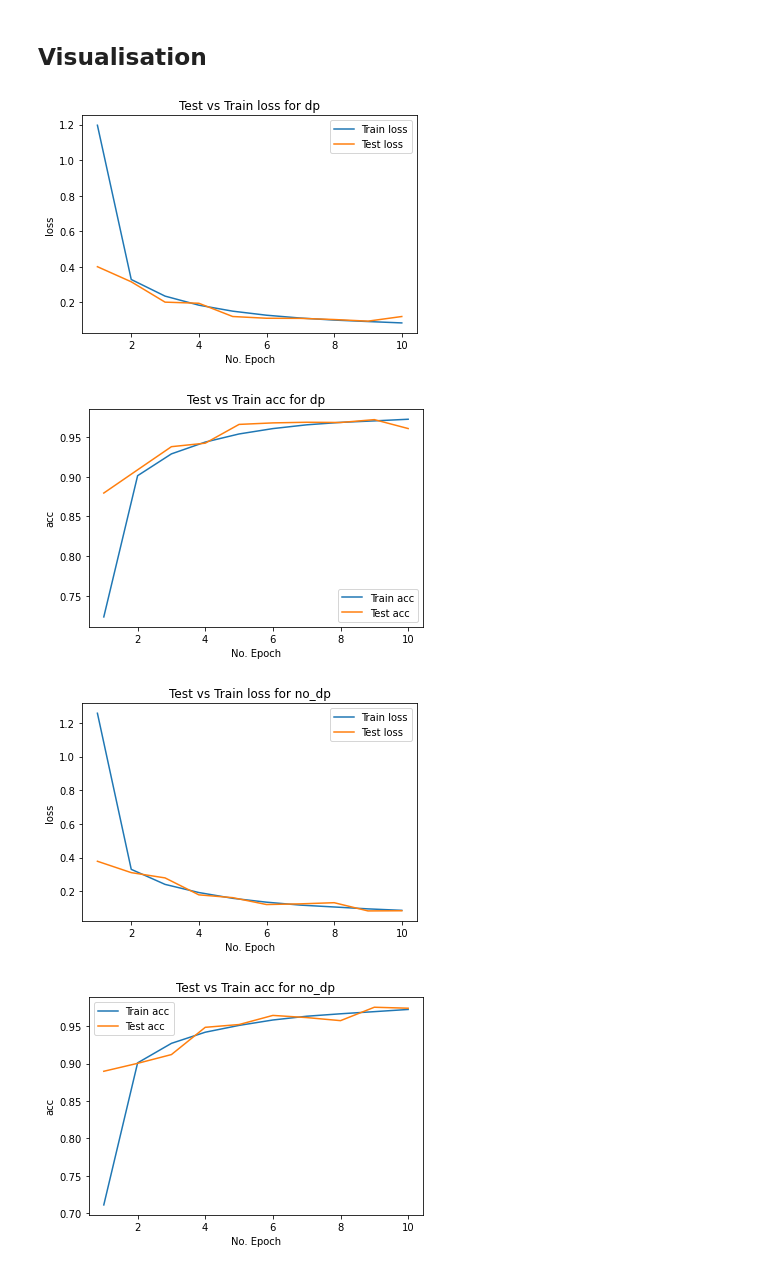
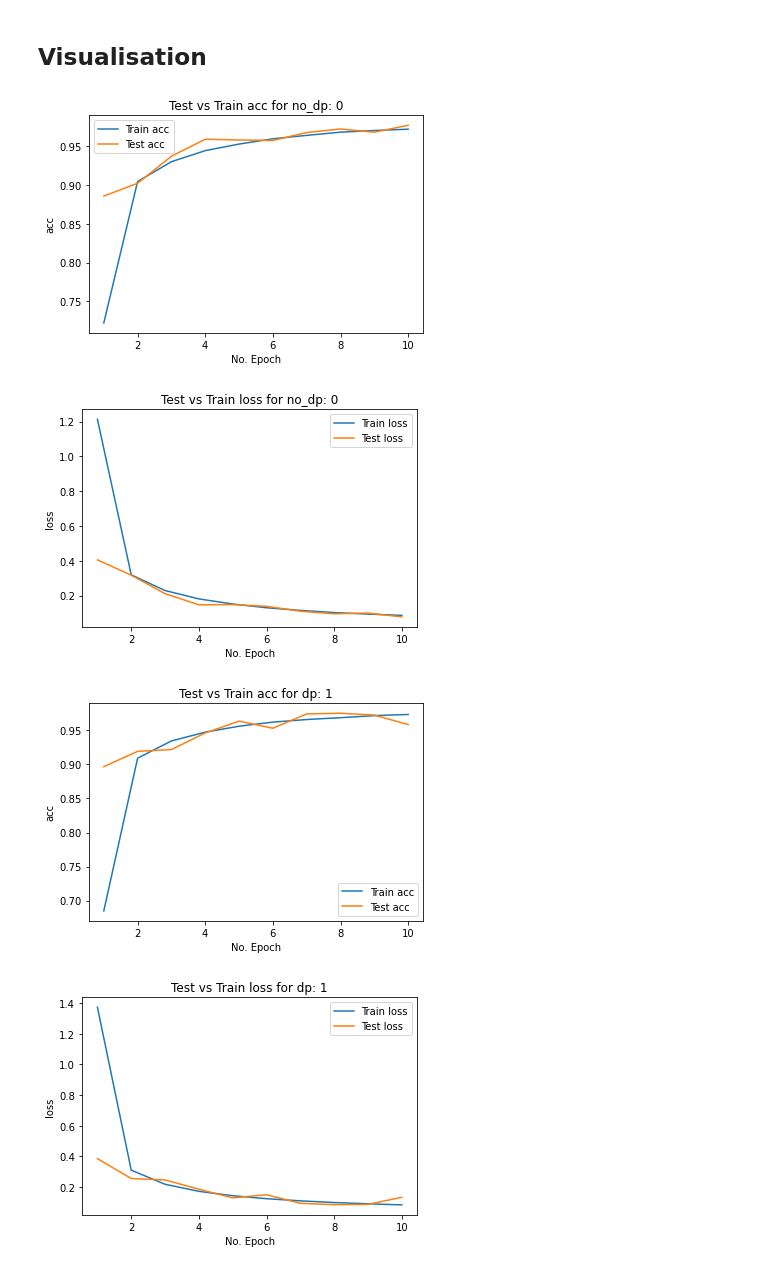
Before and after one commit to omofish/Diff-Privacy-RCP, a Jupyter notebook: Pysyft_Opacus_Impl/fl_test.ipynb, the cells around one changed output. Saved outputs shown, nothing was run; the diff lists cells and outputs as text; code cells hidden in the pictures.

```diff
--- a/Pysyft_Opacus_Impl/fl_test.ipynb
+++ b/Pysyft_Opacus_Impl/fl_test.ipynb
@@ -294,0 +288,5 @@ Wall time: 10min 55s
+# %%
+%%time
+using_DP=False if variants[current_exp] == 0 else True
+run_experiment(using_DP=using_DP, stddev=variants[current_exp])
+current_exp += 1
@@ -294,0 +311,5 @@ Wall time: 10min 55s
+# %%
+%%time
+using_DP=False if variants[current_exp] == 0 else True
+run_experiment(using_DP=using_DP, stddev=variants[current_exp])
+current_exp += 1
@@ -328,19 +399,13 @@ def plot_test_train_graph(dp_suffix, metric):
     )
     plt.show()
     plt.close()
-# %%
-plot_test_train_graph('dp', 'loss')
-# %% [output]
-[figure, removed]
-# %%
-plot_test_train_graph('dp', 'acc')
-# %% [output]
-[figure, removed]
-# %%
-plot_test_train_graph('no_dp', 'loss')
-# %% [output]
-[figure, removed]
-# %%
-plot_test_train_graph('no_dp', 'acc')
-# %% [output]
-[figure, removed]
+# %%
+for v in variants:
+    d = 'no_dp' if v == 0 else 'dp'
+    for m in metrics:
+        plot_test_train_graph(d, m, v)
+# %% [output]
+[figure, added]
+[figure, added]
+[figure, added]
+[figure, added]
```
Also changed, not shown: parts of 19 cells of this notebook, 30 other files.
